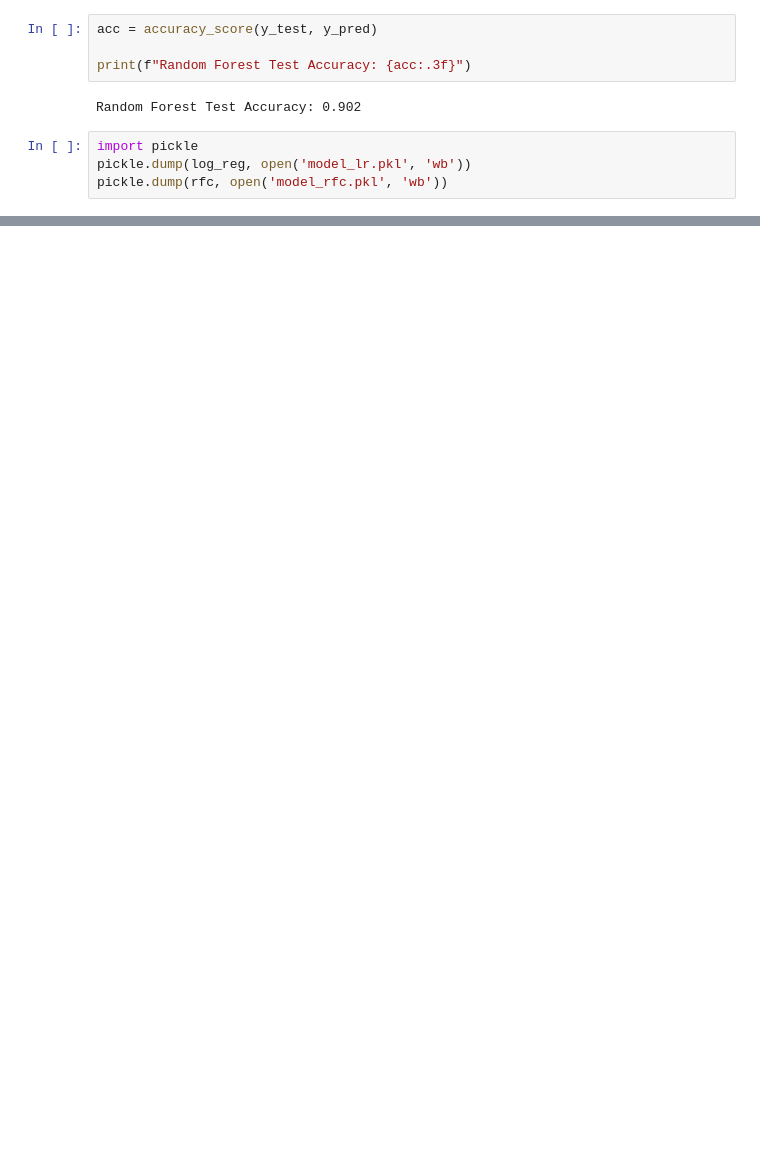
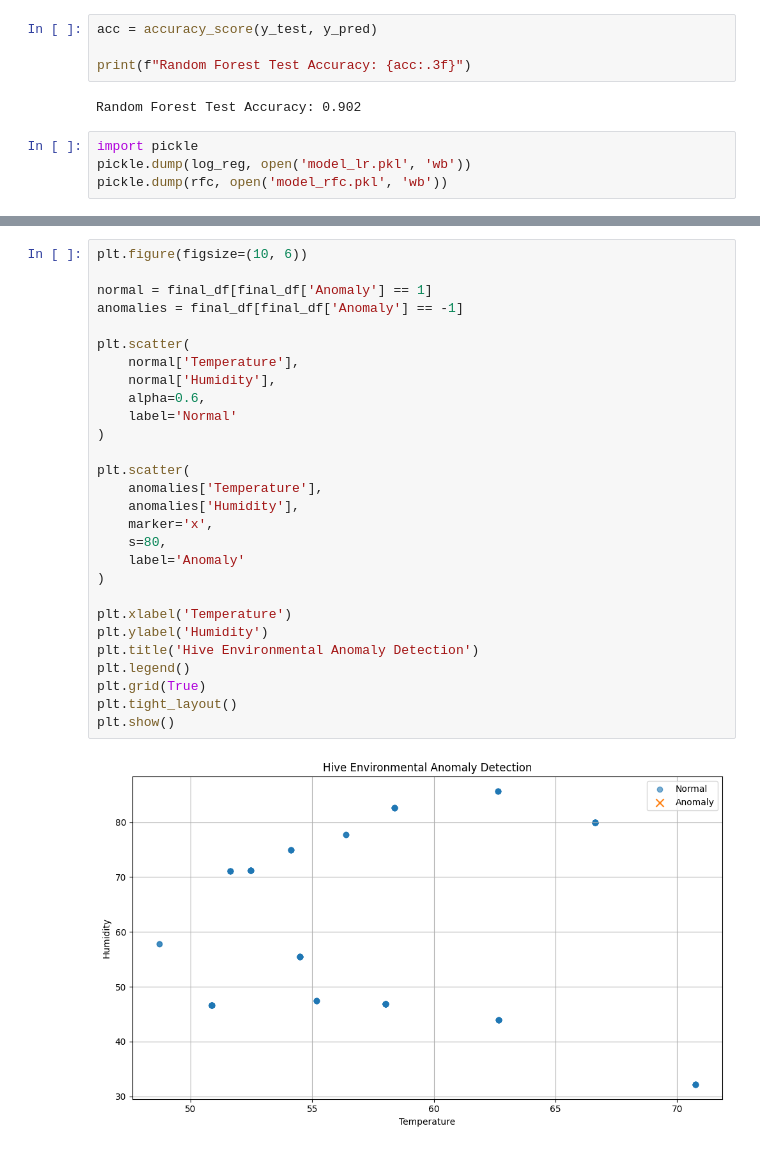
Before and after one commit to SHETTYSHIVAM/beehive, a Jupyter notebook: notebooks/bee_hive_health.ipynb, the cells around one changed output, grey strips where cells are left out. Cells and saved outputs as stored; diff of their text form; blank space fills up the shorter version.

Commit message:
Update README, added anamoly detection (IsolationForest)

```diff
--- a/notebooks/bee_hive_health.ipynb
+++ b/notebooks/bee_hive_health.ipynb
@@ -291,0 +385,30 @@ pickle.dump(rfc, open('model_rfc.pkl', 'wb'))
+# %%
+plt.figure(figsize=(10, 6))
+
+normal = final_df[final_df['Anomaly'] == 1]
+anomalies = final_df[final_df['Anomaly'] == -1]
+
+plt.scatter(
+    normal['Temperature'],
+    normal['Humidity'],
+    alpha=0.6,
+    label='Normal'
+)
+
+plt.scatter(
+    anomalies['Temperature'],
+    anomalies['Humidity'],
+    marker='x',
+    s=80,
+    label='Anomaly'
+)
+
+plt.xlabel('Temperature')
+plt.ylabel('Humidity')
+plt.title('Hive Environmental Anomaly Detection')
+plt.legend()
+plt.grid(True)
+plt.tight_layout()
+plt.show()
+# %% [output]
+[figure, added]
```
Also changed, not shown: parts of 17 cells of this notebook, 1 other file.
